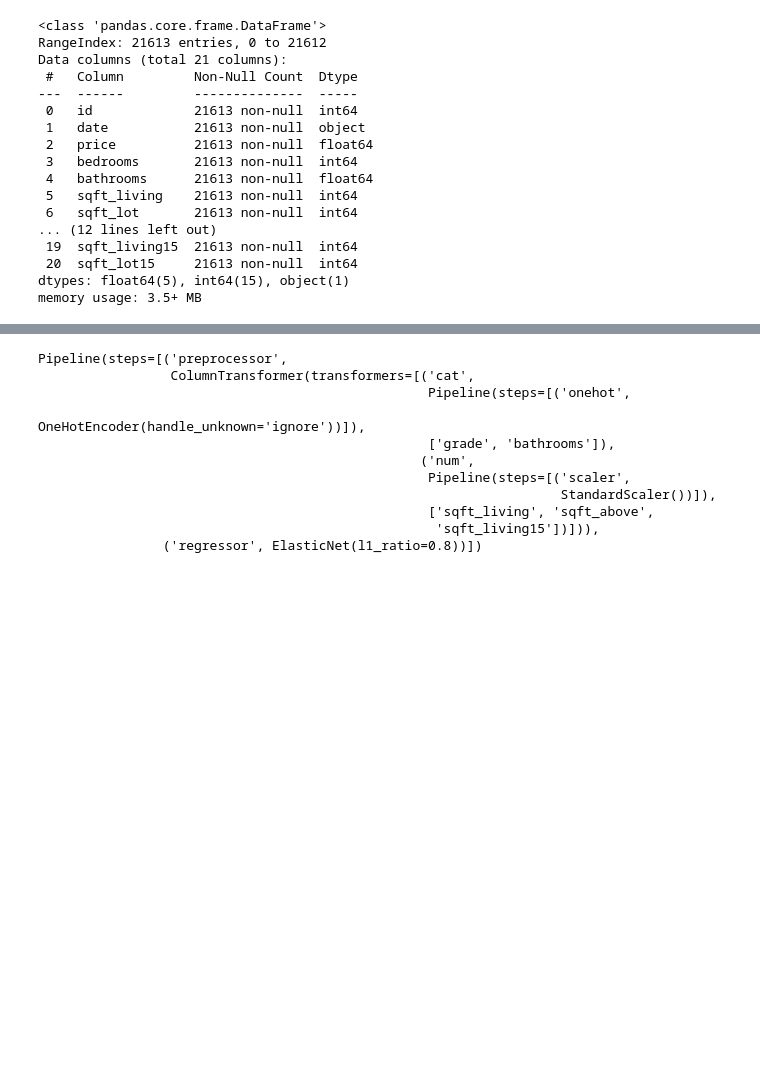
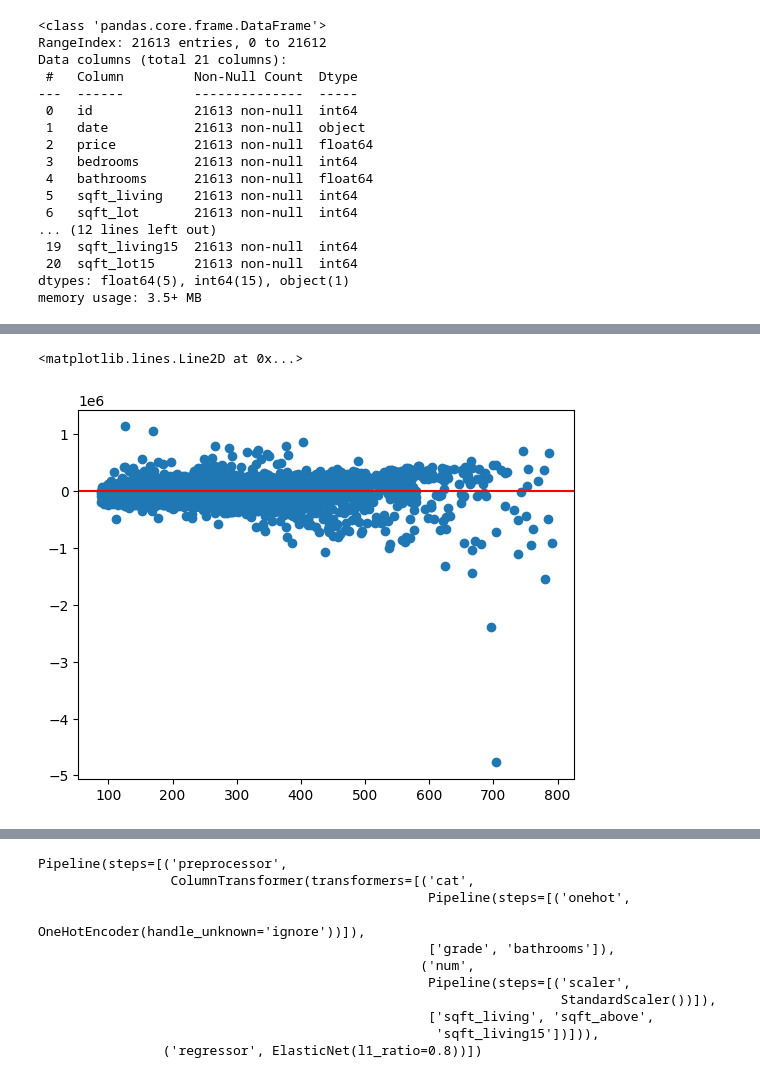
Before and after one commit to HaoyuHunterFang/schulich_data_science, a Jupyter notebook: Assignment3_Haoyu_Fang.ipynb, the cells around one changed output, grey strips where cells are left out. Saved outputs shown, nothing was run; the diff lists cells and outputs as text; code cells hidden in the pictures; blank space fills up the shorter version.

```diff
--- a/Assignment3_Haoyu_Fang.ipynb
+++ b/Assignment3_Haoyu_Fang.ipynb
@@ -194,3 +202,10 @@ num_transformer = Pipeline(steps = [('scaler', StandardScaler())])
 # building processor
 preprocessor = ColumnTransformer(transformers = [('cat',cat_transformer, categorical_features),
                                                  ('num', num_transformer, numerical_features)])
+# %%
+linear_regression = Pipeline(steps = [
+    ('preprocessor', preprocessor),
+    ('regressor', LinearRegression())
+])
+# %%
+linear_regression.fit(X_train, y_train)
@@ -222,0 +258,10 @@ mse for LASSO model is 232037.97865667983
+# %%
+pred_lasso = pd.concat([pd.DataFrame(lasso_pred).rename(columns={0:'pred'}),y_test.reset_index().drop('index',axis=1).rename(columns={0:'actual'})], axis=1)
+# %%
+pred_lasso['res'] = pred_lasso['pred'] - pred_lasso['price']
+# %%
+plt.scatter(X_test['price_per_sqft'],pred_lasso['res'])
+plt.axhline(y=0, color='red', linestyle='-')
+# %% [output]
+<matplotlib.lines.Line2D at 0x...>
+[figure, added]
```
Also changed, not shown: parts of 48 cells of this notebook.
